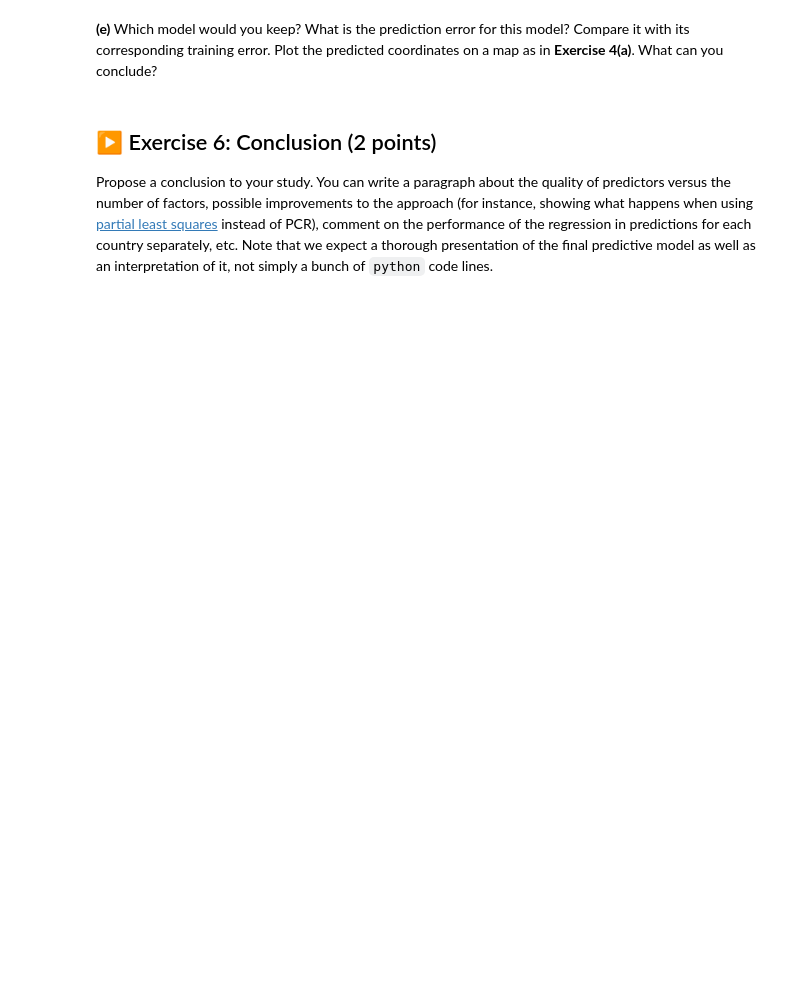
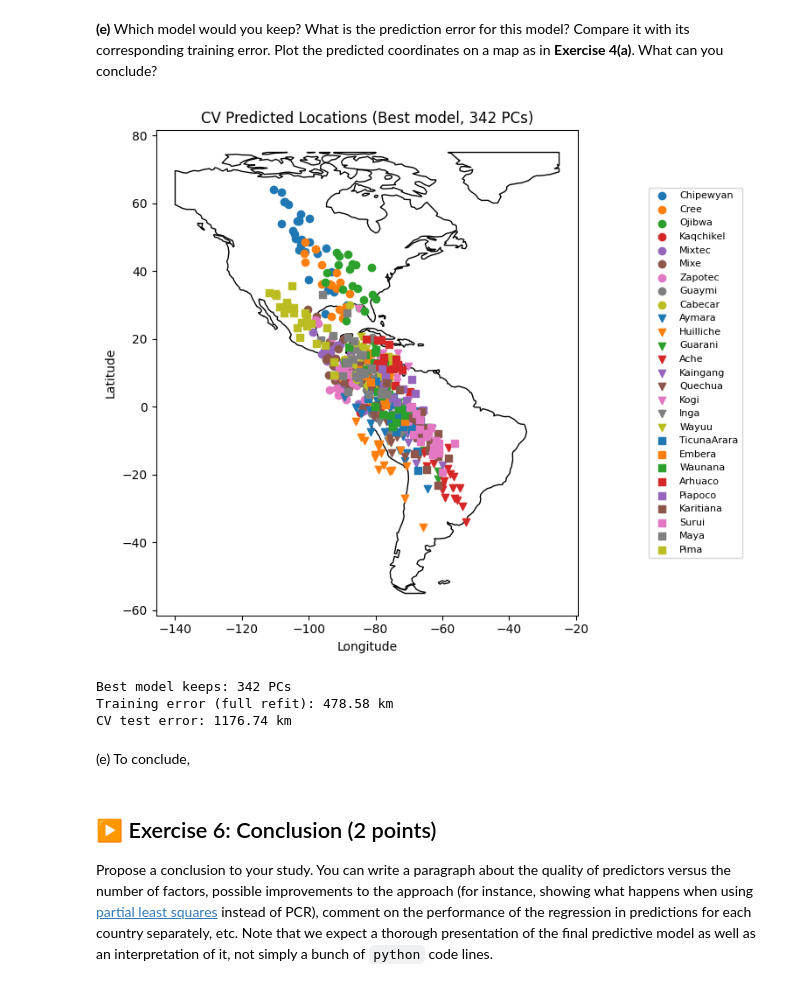
Before and after one commit to Macxsime/ISLA-reports-group32, a Jupyter notebook: TP2/TP2.ipynb, the cells around one changed output. Drawn from its saved outputs; the diff is of its cells as text; code cells hidden in the pictures; blank space fills up the shorter version.

```diff
--- a/TP2/TP2.ipynb
+++ b/TP2/TP2.ipynb
@@ -562,44 +589,51 @@ plt.show()
 # %% [markdown]
 **(e)** Which model would you keep? What is the prediction error for this model? Compare it with its corresponding training error. Plot the predicted coordinates on a map as in **Exercise 4(a)**. What can you conclude?
 # %%
-from sklearn.model_selection import cross_val_predict
+Y_pred_cv = np.zeros_like(Y)
+pipe_best = make_pipeline(PCA(n_components=best_n), LinearRegression())
 
-# Find the best number of components
-best_idx = np.argmin(mean_test_errors)
-best_n_comp = components_range[best_idx]
-best_test_error = mean_test_errors[best_idx]
-best_train_error = mean_train_errors[best_idx]
+for train_idx, test_idx in kf.split(X):
+    pipe_best.fit(X[train_idx], Y[train_idx])
+    Y_pred_cv[test_idx] = pipe_best.predict(X[test_idx])
 
-print(f"Best model keeps: {best_n_comp} components.")
-print(f"Prediction Error (Test): {best_test_error:.2f} km")
-print(f"Training Error: {best_train_error:.2f} km")
+# train on the FULL dataset to get training error
+best_pipe_full = make_pipeline(PCA(n_components=best_n), LinearRegression())
+best_pipe_full.fit(X, Y)
+Y_pred_best = best_pipe_full.predict(X)
 
-# Plotting predicted coordinates using Cross-Validation
-best_pipe = make_pipeline(PCA(n_components=best_n_comp), LinearRegression())
-y_pred_cv_rad = cross_val_predict(best_pipe, X_data, y_rad, cv=kf)
-y_pred_cv_deg = np.degrees(y_pred_cv_rad)
 
-df_cv_pred = df.copy()
-df_cv_pred['lat_pred'] = y_pred_cv_deg[:, 0]
-df_cv_pred['long_pred'] = y_pred_cv_deg[:, 1]
-gdf_cv_pred = gpd.GeoDataFrame(df_cv_pred, geometry=gpd.points_from_xy(df_cv_pred.long_pred, df_cv_pred.lat_pred))
-
-# Map plotting
 world = gpd.read_file(geodatasets.get_path('naturalearth.land'))
 fig, ax = plt.subplots(figsize=(8.0, 6.5))
-plt.subplots_adjust(left=0.0, right=0.90, bottom=0.10, top=0.92)
 world.clip([-140, -55, -25, 75]).plot(ax=ax, color='white', edgecolor='black')
 
-for i, tribe in enumerate(gdf_cv_pred['Pop'].unique()):
-    members = gdf_cv_pred[gdf_cv_pred['Pop'] == tribe]
-    ax.scatter(members['long_pred'], members['lat_pred'],
+marker_list = ['o', 'v', 's']
+colors_list = [f'C{i}' for i in range(9)]
+
+for i, tribe in enumerate(df['Pop'].unique()):
+    mask = df['Pop'] == tribe
+    ax.scatter(Y_pred_cv[mask, 1], Y_pred_cv[mask, 0],
                marker=marker_list[i//9], color=colors_list[i%9], label=tribe)
 
-ax.legend(loc='center right', bbox_to_anchor=(1.4, 0.5))
-ax.set_title(f'CV PREDICTED Locations (PCR with {best_n_comp} components)')
+ax.set_title(f'CV Predicted Locations (Best model, {best_n} PCs)')
 ax.set_xlabel('Longitude')
 ax.set_ylabel('Latitude')
+ax.legend(loc='center right', bbox_to_anchor=(1.4, 0.5), fontsize=8)
+plt.tight_layout()
 plt.show()
+
+cv_error = fast_haversine_error_km(Y, Y_pred_cv)
+train_error = fast_haversine_error_km(Y, Y_pred_best)
+
+print(f"Best model keeps: {best_n} PCs")
+print(f"Training error (full refit): {train_error:.2f} km")
+print(f"CV test error: {cv_error:.2f} km")
+# %% [output]
+[figure, added]
+Best model keeps: 342 PCs
+Training error (full refit): 478.58 km
+CV test error: 1176.74 km
+# %% [markdown]
+(e) To conclude,
 # %% [markdown]
 ## ▶️ Exercise 6: Conclusion (2 points)
 
```
Also changed, not shown: parts of 5 cells of this notebook.
